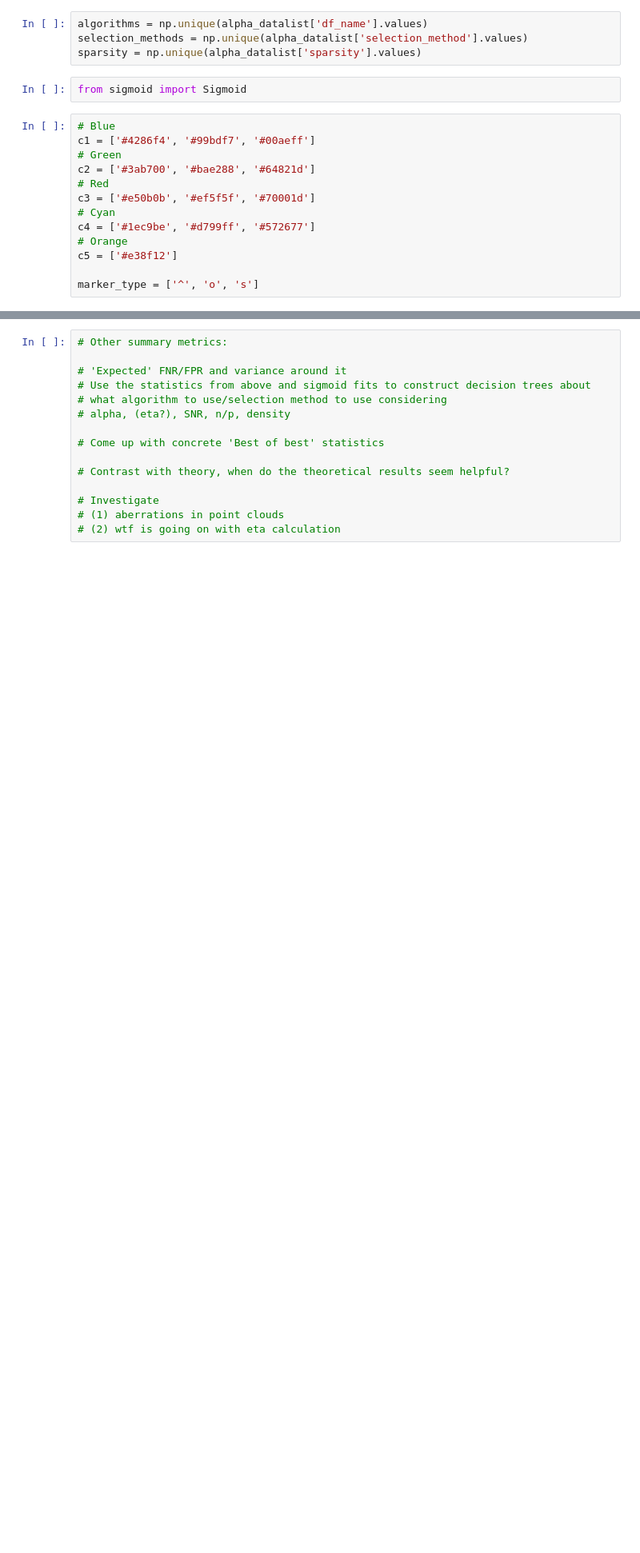
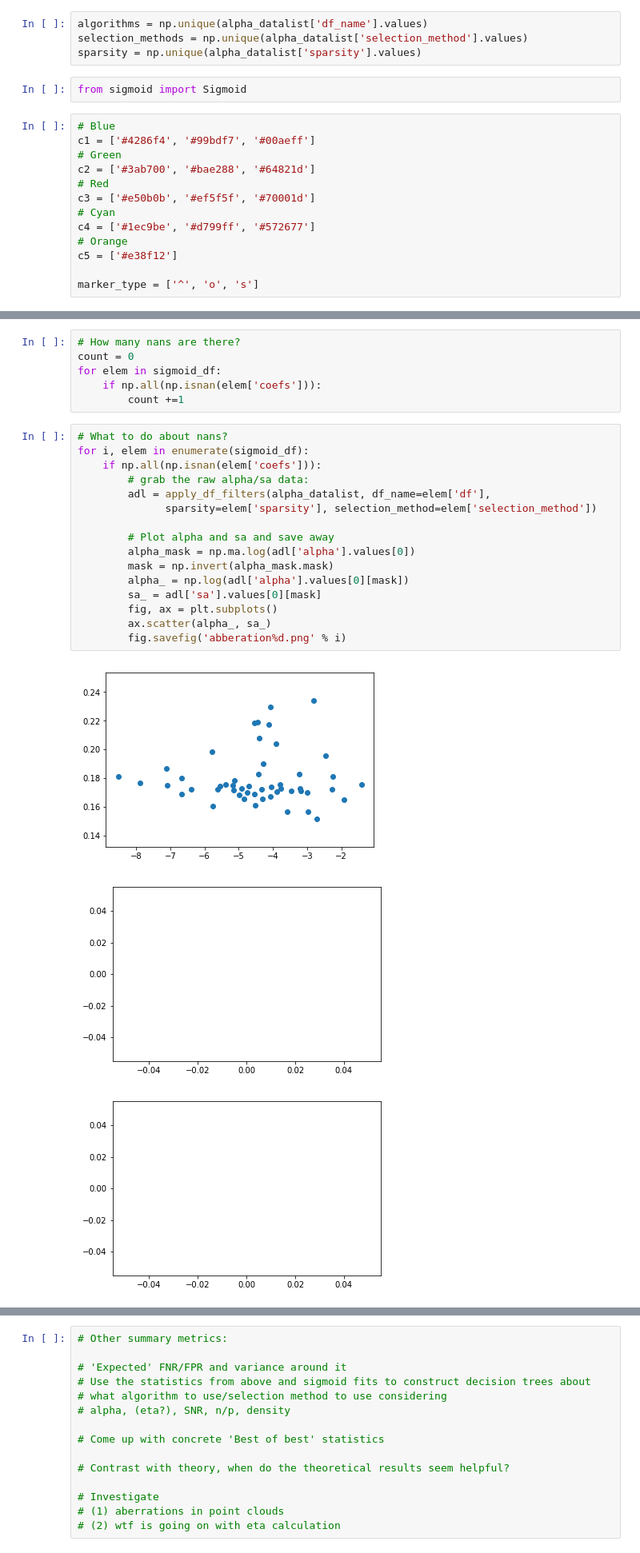
Before and after one commit to akumar01/uoicorr_analysis, a Jupyter notebook: notebooks/finalfinal/alpha_sigmoids.ipynb, the cells around one changed output, grey strips where cells are left out. Shown at 80% size. Cells and saved outputs as stored; diff of their text form; blank space fills up the shorter version.

```diff
--- a/notebooks/finalfinal/alpha_sigmoids.ipynb
+++ b/notebooks/finalfinal/alpha_sigmoids.ipynb
@@ -100,0 +97,26 @@ for k, s in enumerate(sparsity_):
+# %%
+# How many nans are there?
+count = 0
+for elem in sigmoid_df:
+    if np.all(np.isnan(elem['coefs'])):
+        count +=1
+# %%
+# What to do about nans?
+for i, elem in enumerate(sigmoid_df):
+    if np.all(np.isnan(elem['coefs'])):
+        # grab the raw alpha/sa data:
+        adl = apply_df_filters(alpha_datalist, df_name=elem['df'],
+              sparsity=elem['sparsity'], selection_method=elem['selection_method'])
+
+        # Plot alpha and sa and save away
+        alpha_mask = np.ma.log(adl['alpha'].values[0])
+        mask = np.invert(alpha_mask.mask)
+        alpha_ = np.log(adl['alpha'].values[0][mask])
+        sa_ = adl['sa'].values[0][mask]
+        fig, ax = plt.subplots()
+        ax.scatter(alpha_, sa_)
+        fig.savefig('abberation%d.png' % i)
+# %% [output]
+[figure, added]
+[figure, added]
+[figure, added]
```
Also changed, not shown: parts of 7 cells of this notebook, 2 other files.
